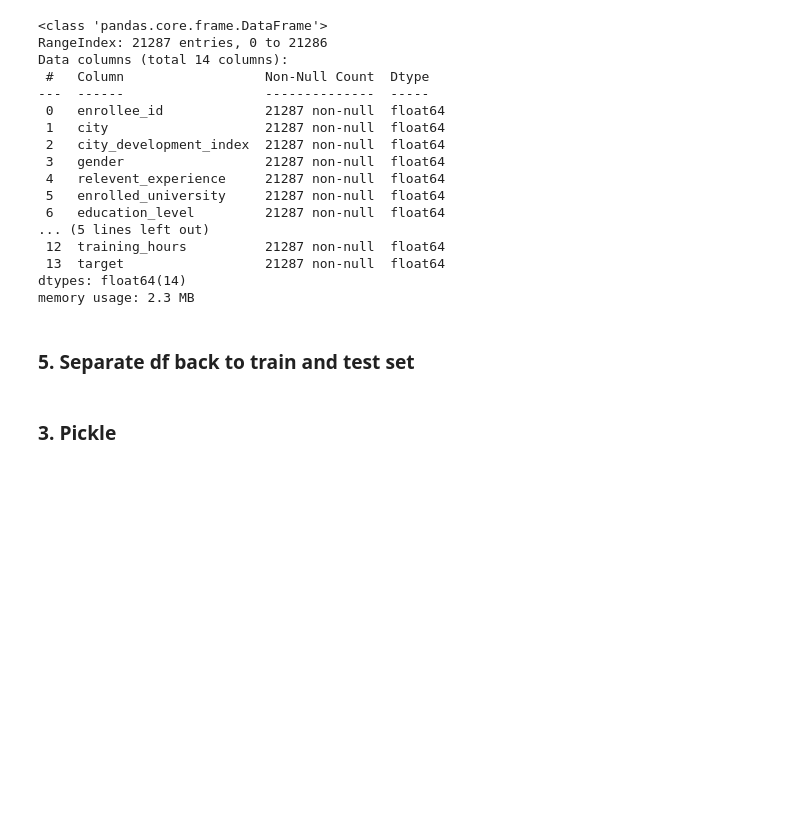
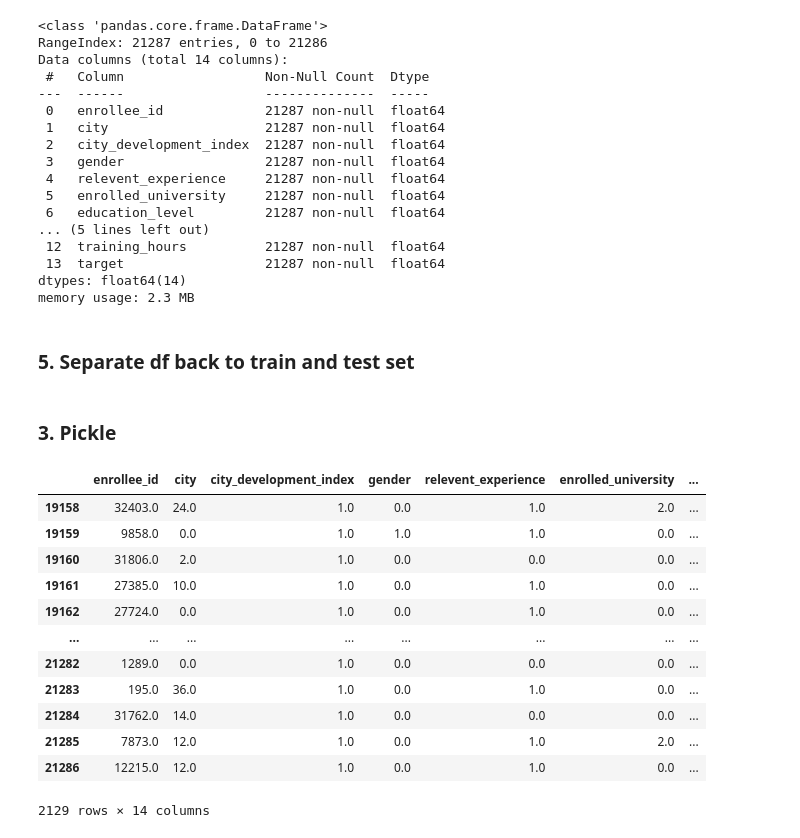
Before and after one commit to katiehuang1221/HR-Analytics-Predict-Who-Will-Leave-The-Job, a Jupyter notebook: notebook/01_data_extract_KNNImputer.ipynb, the cells around one changed output. Drawn from its saved outputs; the diff is of its cells as text; code cells hidden in the pictures; blank space fills up the shorter version.

Commit message:
Update df_test target with test_target.

```diff
--- a/notebook/01_data_extract_KNNImputer.ipynb
+++ b/notebook/01_data_extract_KNNImputer.ipynb
@@ -287,9 +287,27 @@ memory usage: 2.3 MB
 ### 5. Separate df back to train and test set
 # %%
 df_train = df.iloc[:19158,:]
-df_test = df.iloc[19158:,:]
+df_test = df.iloc[19158:,:].copy()
+# %%
+df_test['target'] = test_target
 # %% [markdown]
 ### 3. Pickle
 # %%
 df_train.to_pickle('../dump/df_train_knnImputed.csv')
 df_test.to_pickle('../dump/df_test_knnImputed.csv')
+# %%
+df_test
+# %% [output]
+|  | enrollee_id | city | city_development_index | gender | relevent_experience | enrolled_university | ... |
+| 19158 | 32403.0 | 24.0 | 1.0 | 0.0 | 1.0 | 2.0 | ... |
+| 19159 | 9858.0 | 0.0 | 1.0 | 1.0 | 1.0 | 0.0 | ... |
+| 19160 | 31806.0 | 2.0 | 1.0 | 0.0 | 0.0 | 0.0 | ... |
+| 19161 | 27385.0 | 10.0 | 1.0 | 0.0 | 1.0 | 0.0 | ... |
+| 19162 | 27724.0 | 0.0 | 1.0 | 0.0 | 1.0 | 0.0 | ... |
+| ... | ... | ... | ... | ... | ... | ... | ... |
+| 21282 | 1289.0 | 0.0 | 1.0 | 0.0 | 0.0 | 0.0 | ... |
+| 21283 | 195.0 | 36.0 | 1.0 | 0.0 | 1.0 | 0.0 | ... |
+| 21284 | 31762.0 | 14.0 | 1.0 | 0.0 | 0.0 | 0.0 | ... |
+| 21285 | 7873.0 | 12.0 | 1.0 | 0.0 | 1.0 | 2.0 | ... |
+| 21286 | 12215.0 | 12.0 | 1.0 | 0.0 | 1.0 | 0.0 | ... |
+2129 rows × 14 columns
```
Also changed, not shown: 1 other file.
